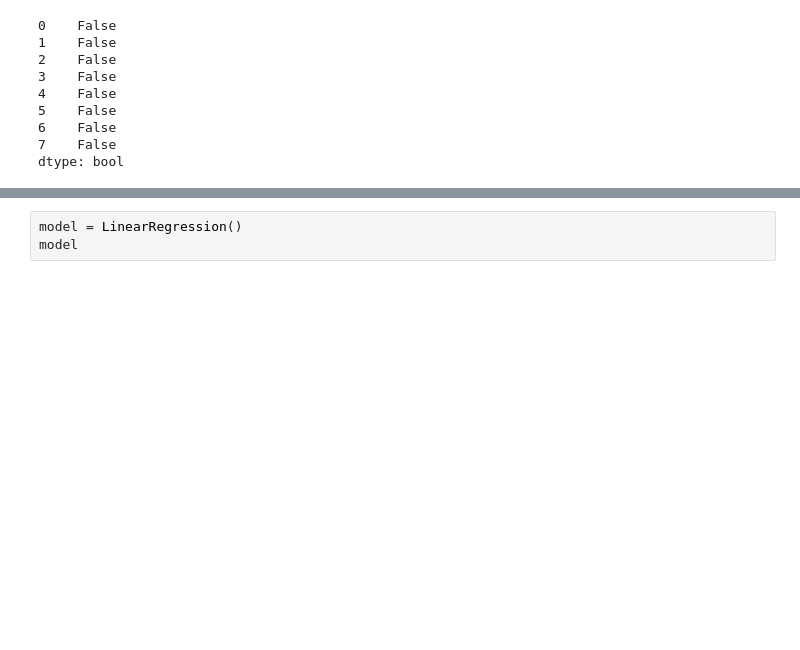
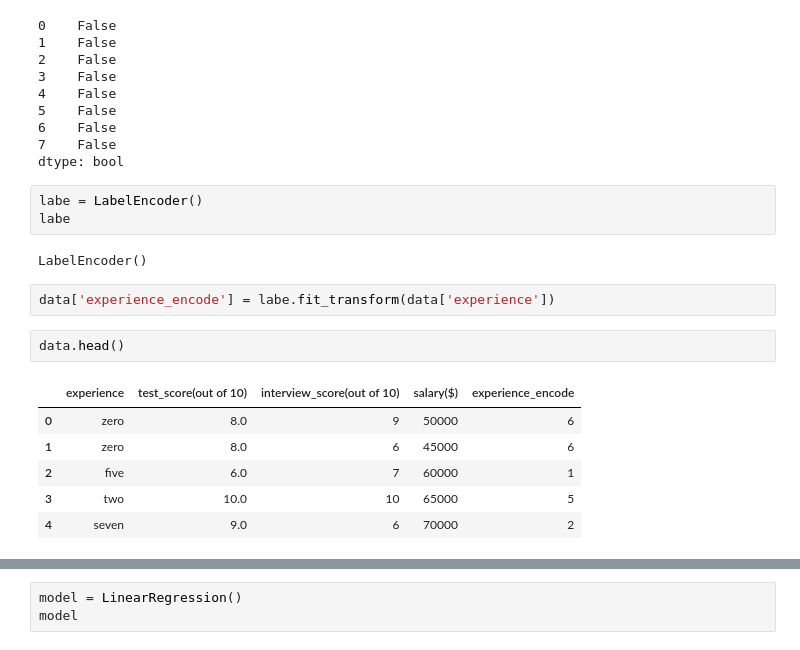
Before and after one commit to SHRIYA-Dscience/Machine-Learning-Projects, a Jupyter notebook: notebook/Rgression/MultiLinearRegression.ipynb, the cells around one changed output, grey strips where cells are left out. Drawn from its saved outputs; the diff is of its cells as text; blank space fills up the shorter version.

```diff
--- a/notebook/Rgression/MultiLinearRegression.ipynb
+++ b/notebook/Rgression/MultiLinearRegression.ipynb
@@ -91,3 +104,19 @@ data.duplicated()
 6    False
 7    False
 dtype: bool
+# %%
+labe = LabelEncoder()
+labe
+# %% [output]
+LabelEncoder()
+# %%
+data['experience_encode'] = labe.fit_transform(data['experience'])
+# %%
+data.head()
+# %% [output]
+|  | experience | test_score(out of 10) | interview_score(out of 10) | salary($) | experience_encode |
+| 0 | zero | 8.0 | 9 | 50000 | 6 |
+| 1 | zero | 8.0 | 6 | 45000 | 6 |
+| 2 | five | 6.0 | 7 | 60000 | 1 |
+| 3 | two | 10.0 | 10 | 65000 | 5 |
+| 4 | seven | 9.0 | 6 | 70000 | 2 |
```
Also changed, not shown: parts of 11 cells of this notebook, 2 other files.
